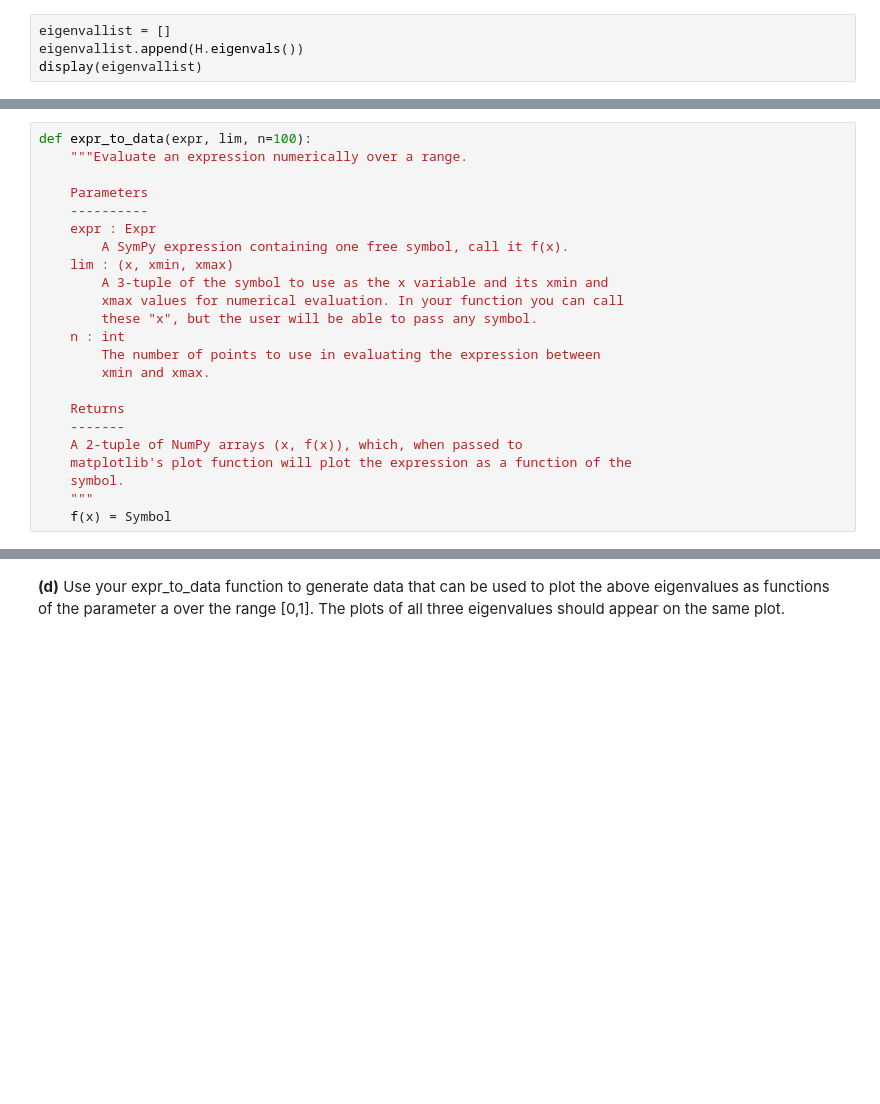
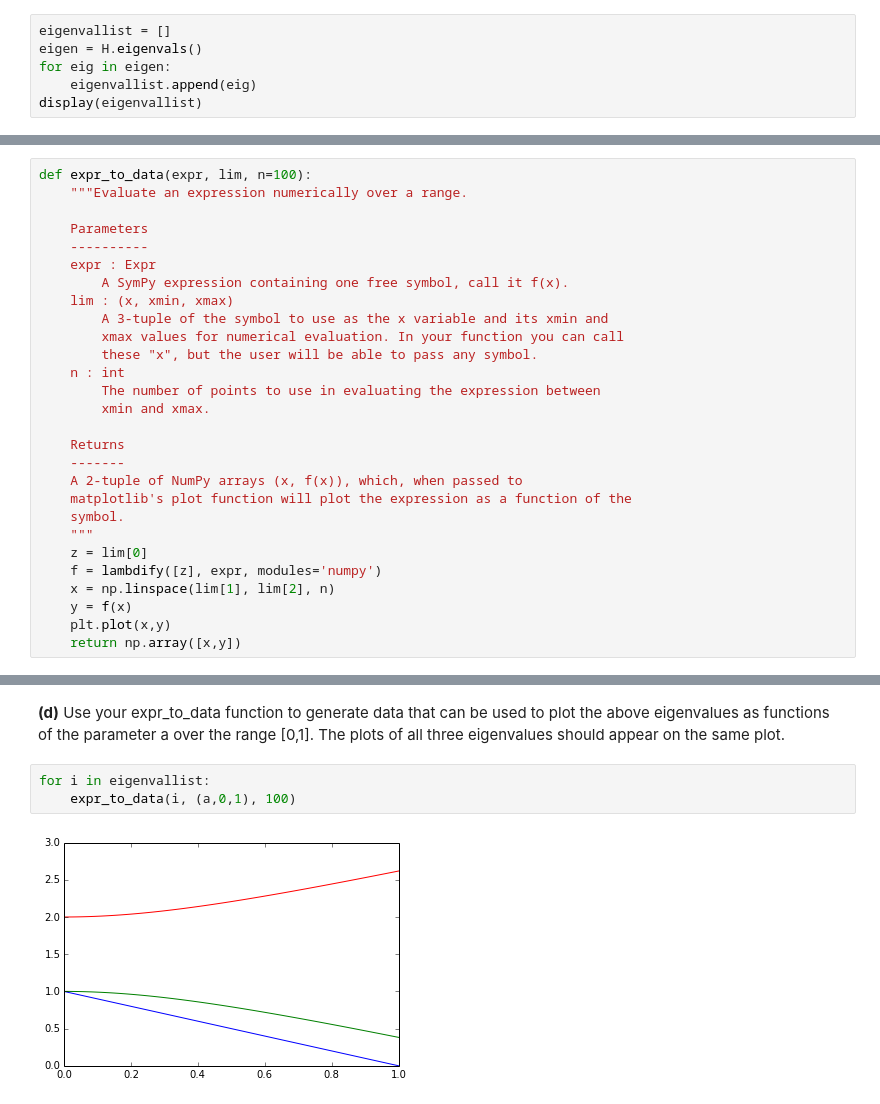
Before and after one commit to slewis06/PHYS202-S14, a Jupyter notebook: SymPy/SymPyExercises.ipynb, the cells around one changed output, grey strips where cells are left out. Saved outputs shown, nothing was run; the diff lists cells and outputs as text; blank space fills up the shorter version.

```diff
--- a/SymPy/SymPyExercises.ipynb
+++ b/SymPy/SymPyExercises.ipynb
@@ -90,6 +92,8 @@ $$\left[\begin{matrix}- a + 1 & 0 & 0\\0 & 1 & a\\0 & a & 2\end{matrix}\right]$$
 **(b)** Find the eigenvalues of H and store them in a list.
 # %%
 eigenvallist = []
-eigenvallist.append(H.eigenvals())
+eigen = H.eigenvals()
+for eig in eigen:
+    eigenvallist.append(eig)
 display(eigenvallist)
 # %% [output]
@@ -118,7 +122,12 @@ def expr_to_data(expr, lim, n=100):
     matplotlib's plot function will plot the expression as a function of the
     symbol.
     """
-    f(x) = Symbol
+    z = lim[0]
+    f = lambdify([z], expr, modules='numpy')
+    x = np.linspace(lim[1], lim[2], n)
+    y = f(x)
+    plt.plot(x,y)
+    return np.array([x,y])
 # %%
 p = Symbol('p')
 assert len(expr_to_data(p, (p,0,1), n=10)) == 2
@@ -128,2 +139,7 @@ assert np.all(expr_to_data(p**2, (p,0,1), n=10)[1] == np.linspace(0,1,10)**2)
 # %% [markdown]
 **(d)** Use your expr_to_data function to generate data that can be used to plot the above eigenvalues as functions of the parameter a over the range [0,1]. The plots of all three eigenvalues should appear on the same plot.
+# %%
+for i in eigenvallist:
+    expr_to_data(i, (a,0,1), 100)
+# %% [output]
+[figure, added]
```
Also changed, not shown: parts of 3 cells of this notebook, 3 other files.
